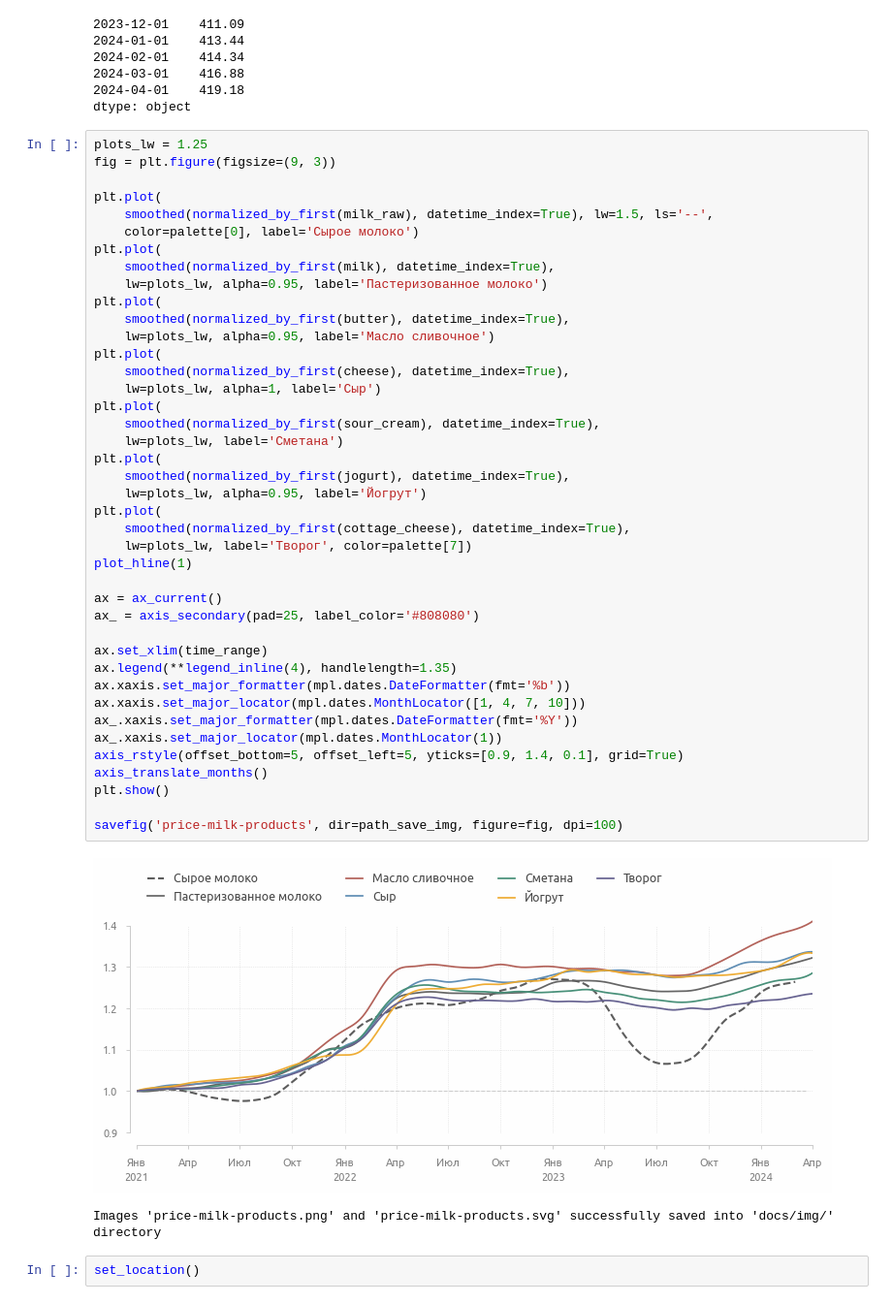
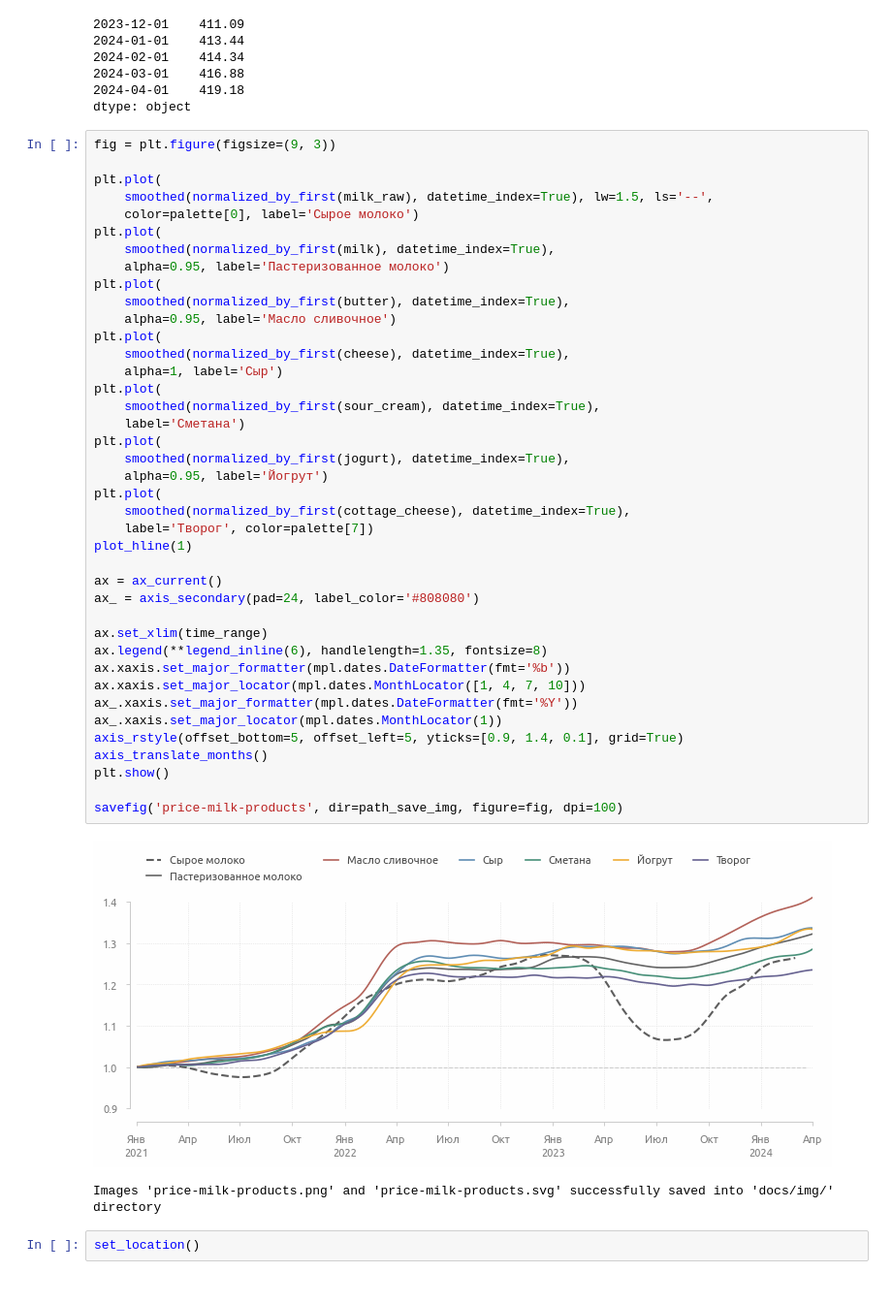
Before and after one commit to a-chasovsky/economics-rus, a Jupyter notebook: 01-report.ipynb, the cells around one changed output. Shown at 97% size. Drawn from its saved outputs; the diff is of its cells as text.

```diff
--- a/01-report.ipynb
+++ b/01-report.ipynb
@@ -803,48 +795,47 @@ cottage_cheese.tail()
 2024-04-01    419.18
 dtype: object
 # %%
-plots_lw = 1.25
 fig = plt.figure(figsize=(9, 3))
 
 plt.plot(
     smoothed(normalized_by_first(milk_raw), datetime_index=True), lw=1.5, ls='--',
     color=palette[0], label='Сырое молоко')
 plt.plot(
     smoothed(normalized_by_first(milk), datetime_index=True),
-    lw=plots_lw, alpha=0.95, label='Пастеризованное молоко')
+    alpha=0.95, label='Пастеризованное молоко')
 plt.plot(
     smoothed(normalized_by_first(butter), datetime_index=True),
-    lw=plots_lw, alpha=0.95, label='Масло сливочное')
+    alpha=0.95, label='Масло сливочное')
 plt.plot(
     smoothed(normalized_by_first(cheese), datetime_index=True),
-    lw=plots_lw, alpha=1, label='Сыр')
+    alpha=1, label='Сыр')
 plt.plot(
     smoothed(normalized_by_first(sour_cream), datetime_index=True),
-    lw=plots_lw, label='Сметана')
+    label='Сметана')
 plt.plot(
     smoothed(normalized_by_first(jogurt), datetime_index=True),
-    lw=plots_lw, alpha=0.95, label='Йогрут')
+    alpha=0.95, label='Йогрут')
 plt.plot(
     smoothed(normalized_by_first(cottage_cheese), datetime_index=True),
-    lw=plots_lw, label='Творог', color=palette[7])
+    label='Творог', color=palette[7])
 plot_hline(1)
 
 ax = ax_current()
-ax_ = axis_secondary(pad=25, label_color='#808080')
+ax_ = axis_secondary(pad=24, label_color='#808080')
 
 ax.set_xlim(time_range)
-ax.legend(**legend_inline(4), handlelength=1.35)
+ax.legend(**legend_inline(6), handlelength=1.35, fontsize=8)
 ax.xaxis.set_major_formatter(mpl.dates.DateFormatter(fmt='%b'))
 ax.xaxis.set_major_locator(mpl.dates.MonthLocator([1, 4, 7, 10]))
 ax_.xaxis.set_major_formatter(mpl.dates.DateFormatter(fmt='%Y'))
 ax_.xaxis.set_major_locator(mpl.dates.MonthLocator(1))
 axis_rstyle(offset_bottom=5, offset_left=5, yticks=[0.9, 1.4, 0.1], grid=True)
 axis_translate_months()
 plt.show()
 
 savefig('price-milk-products', dir=path_save_img, figure=fig, dpi=100)
 # %% [output]
-[figure, old version]
+[figure, new version]
 Images 'price-milk-products.png' and 'price-milk-products.svg' successfully saved into 'docs/img/' directory
 # %%
 set_location()
```
Also changed, not shown: parts of 23 cells of this notebook, 26 other files.
